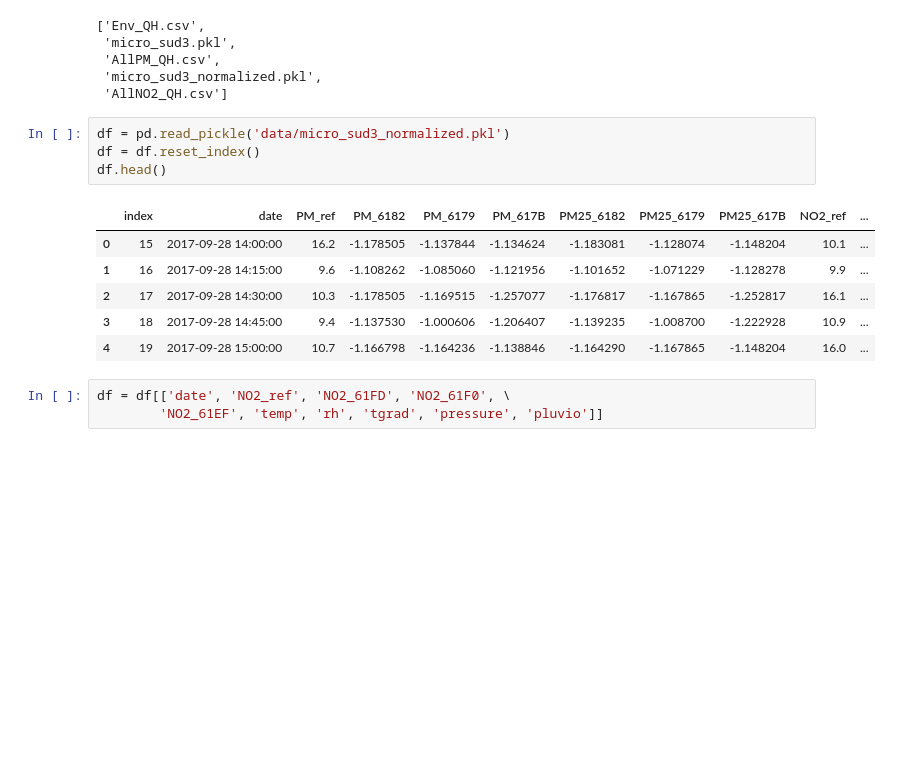
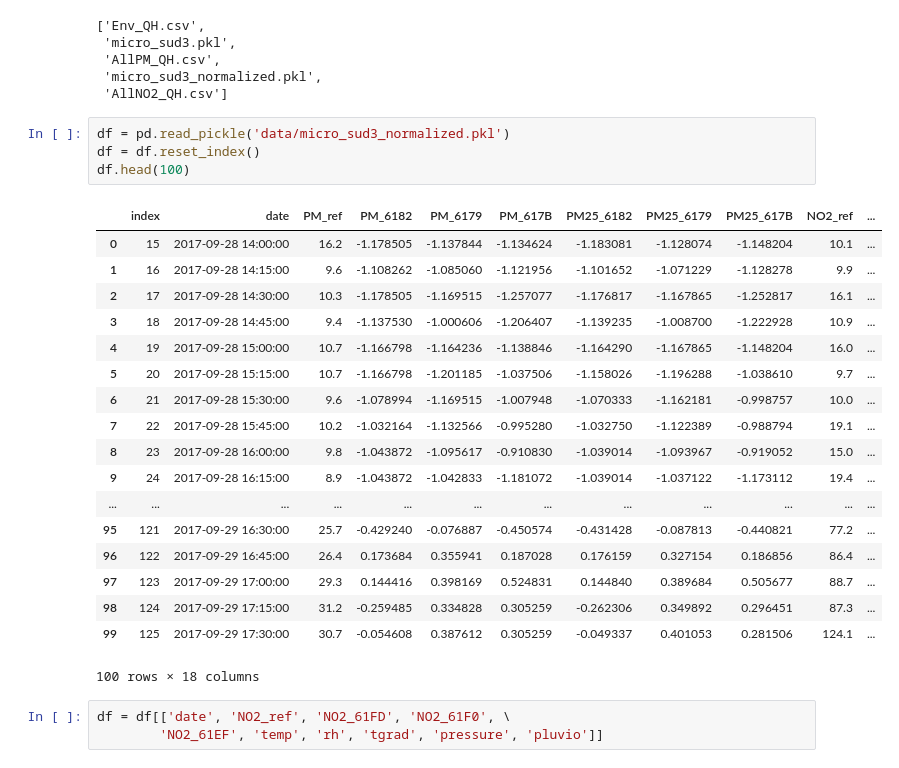
Before and after one commit to alexisdurieux/air_normand_pao, a Jupyter notebook: clean/no2/NO2.ipynb, the cells around one changed output. Saved outputs shown, nothing was run; the diff lists cells and outputs as text; blank space fills up the shorter version.

```diff
--- a/clean/no2/NO2.ipynb
+++ b/clean/no2/NO2.ipynb
@@ -14,14 +14,26 @@ os.listdir('data')
 # %%
 df = pd.read_pickle('data/micro_sud3_normalized.pkl')
 df = df.reset_index()
-df.head()
+df.head(100)
 # %% [output]
 |  | index | date | PM_ref | PM_6182 | PM_6179 | PM_617B | PM25_6182 | PM25_6179 | PM25_617B | NO2_ref | ... |
 | 0 | 15 | 2017-09-28 14:00:00 | 16.2 | -1.178505 | -1.137844 | -1.134624 | -1.183081 | -1.128074 | -1.148204 | 10.1 | ... |
 | 1 | 16 | 2017-09-28 14:15:00 | 9.6 | -1.108262 | -1.085060 | -1.121956 | -1.101652 | -1.071229 | -1.128278 | 9.9 | ... |
 | 2 | 17 | 2017-09-28 14:30:00 | 10.3 | -1.178505 | -1.169515 | -1.257077 | -1.176817 | -1.167865 | -1.252817 | 16.1 | ... |
 | 3 | 18 | 2017-09-28 14:45:00 | 9.4 | -1.137530 | -1.000606 | -1.206407 | -1.139235 | -1.008700 | -1.222928 | 10.9 | ... |
 | 4 | 19 | 2017-09-28 15:00:00 | 10.7 | -1.166798 | -1.164236 | -1.138846 | -1.164290 | -1.167865 | -1.148204 | 16.0 | ... |
+| 5 | 20 | 2017-09-28 15:15:00 | 10.7 | -1.166798 | -1.201185 | -1.037506 | -1.158026 | -1.196288 | -1.038610 | 9.7 | ... |
+| 6 | 21 | 2017-09-28 15:30:00 | 9.6 | -1.078994 | -1.169515 | -1.007948 | -1.070333 | -1.162181 | -0.998757 | 10.0 | ... |
+| 7 | 22 | 2017-09-28 15:45:00 | 10.2 | -1.032164 | -1.132566 | -0.995280 | -1.032750 | -1.122389 | -0.988794 | 19.1 | ... |
+| 8 | 23 | 2017-09-28 16:00:00 | 9.8 | -1.043872 | -1.095617 | -0.910830 | -1.039014 | -1.093967 | -0.919052 | 15.0 | ... |
+| 9 | 24 | 2017-09-28 16:15:00 | 8.9 | -1.043872 | -1.042833 | -1.181072 | -1.039014 | -1.037122 | -1.173112 | 19.4 | ... |
+| ... | ... | ... | ... | ... | ... | ... | ... | ... | ... | ... | ... |
+| 95 | 121 | 2017-09-29 16:30:00 | 25.7 | -0.429240 | -0.076887 | -0.450574 | -0.431428 | -0.087813 | -0.440821 | 77.2 | ... |
+| 96 | 122 | 2017-09-29 16:45:00 | 26.4 | 0.173684 | 0.355941 | 0.187028 | 0.176159 | 0.327154 | 0.186856 | 86.4 | ... |
+| 97 | 123 | 2017-09-29 17:00:00 | 29.3 | 0.144416 | 0.398169 | 0.524831 | 0.144840 | 0.389684 | 0.505677 | 88.7 | ... |
+| 98 | 124 | 2017-09-29 17:15:00 | 31.2 | -0.259485 | 0.334828 | 0.305259 | -0.262306 | 0.349892 | 0.296451 | 87.3 | ... |
+| 99 | 125 | 2017-09-29 17:30:00 | 30.7 | -0.054608 | 0.387612 | 0.305259 | -0.049337 | 0.401053 | 0.281506 | 124.1 | ... |
+100 rows × 18 columns
 # %%
 df = df[['date', 'NO2_ref', 'NO2_61FD', 'NO2_61F0', \
         'NO2_61EF', 'temp', 'rh', 'tgrad', 'pressure', 'pluvio']]
```
Also changed, not shown: parts of 5 cells of this notebook, 3 other files.
